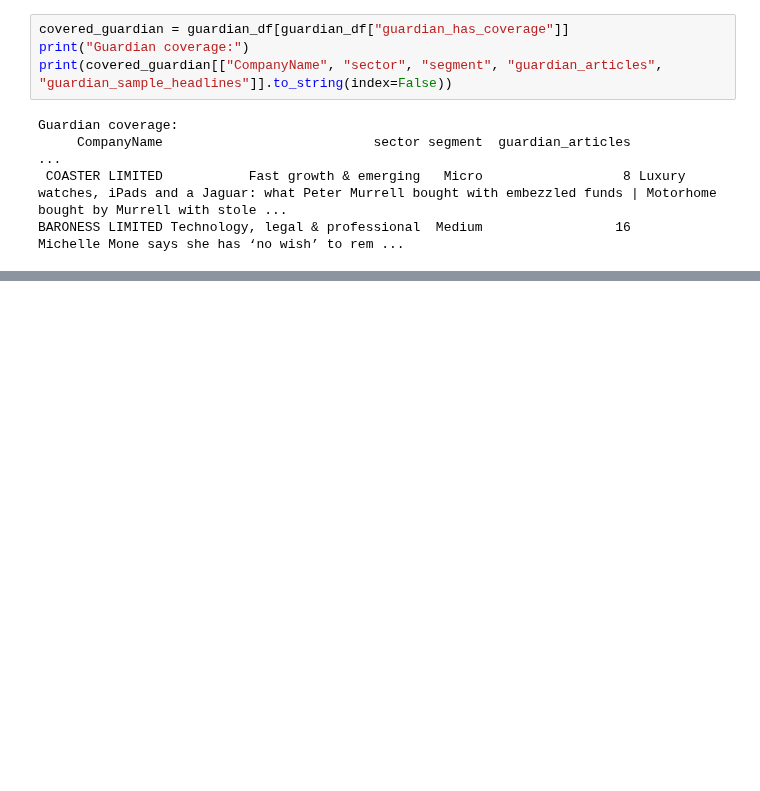
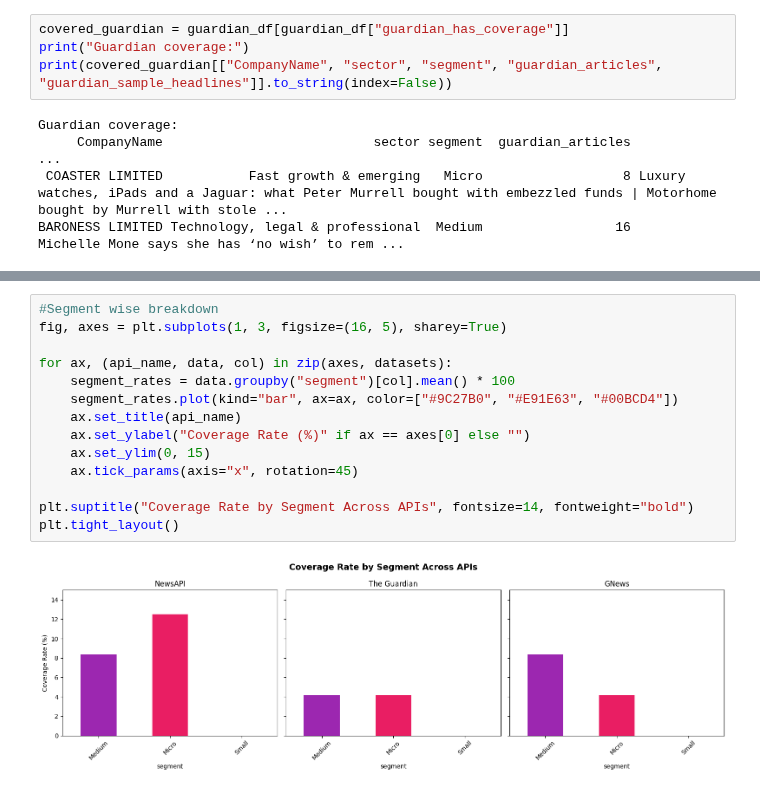
Before and after one commit to Viklin41/lloyds-commercial-banking-intelligence-2026, a Jupyter notebook: notebooks/API.ipynb, the cells around one changed output, grey strips where cells are left out. Drawn from its saved outputs; the diff is of its cells as text; blank space fills up the shorter version.

```diff
--- a/notebooks/API.ipynb
+++ b/notebooks/API.ipynb
@@ -548,0 +734,16 @@ BARONESS LIMITED Technology, legal & professional  Medium                 16
+# %%
+#Segment wise breakdown
+fig, axes = plt.subplots(1, 3, figsize=(16, 5), sharey=True)
+
+for ax, (api_name, data, col) in zip(axes, datasets):
+    segment_rates = data.groupby("segment")[col].mean() * 100
+    segment_rates.plot(kind="bar", ax=ax, color=["#9C27B0", "#E91E63", "#00BCD4"])
+    ax.set_title(api_name)
+    ax.set_ylabel("Coverage Rate (%)" if ax == axes[0] else "")
+    ax.set_ylim(0, 15)
+    ax.tick_params(axis="x", rotation=45)
+
+plt.suptitle("Coverage Rate by Segment Across APIs", fontsize=14, fontweight="bold")
+plt.tight_layout()
+# %% [output]
+[figure, added]
```
Also changed, not shown: parts of 19 cells of this notebook.
